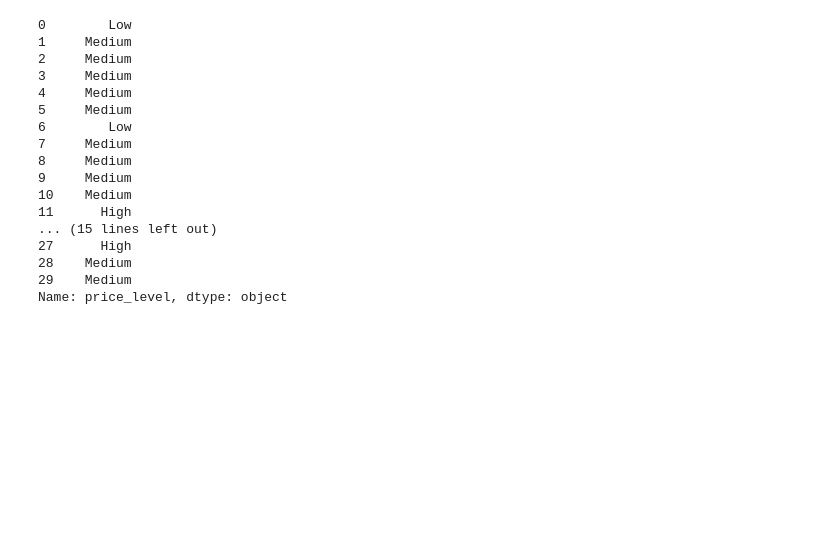
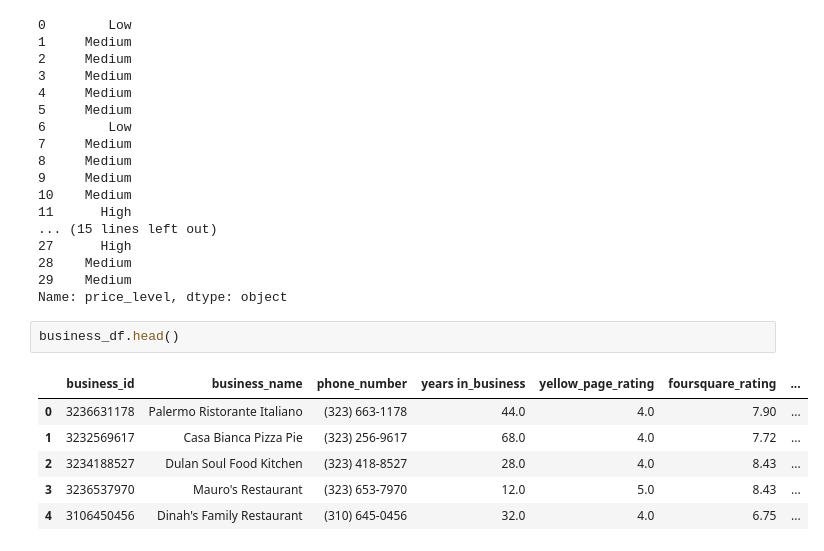
Before and after one commit to kedeisha1/Data-Engineering-Projects, a Jupyter notebook: DE Project 1.ipynb, the cells around one changed output. Cells and saved outputs as stored; diff of their text form; blank space fills up the shorter version.

```diff
--- a/DE Project 1.ipynb
+++ b/DE Project 1.ipynb
@@ -508,3 +508,12 @@ business_df['price_level'] = business_df['price_level'].replace(price_level_mapp
 28    Medium
 29    Medium
 Name: price_level, dtype: object
+# %%
+business_df.head()
+# %% [output]
+|  | business_id | business_name | phone_number | years in_business | yellow_page_rating | foursquare_rating | ... |
+| 0 | 3236631178 | Palermo Ristorante Italiano | (323) 663-1178 | 44.0 | 4.0 | 7.90 | ... |
+| 1 | 3232569617 | Casa Bianca Pizza Pie | (323) 256-9617 | 68.0 | 4.0 | 7.72 | ... |
+| 2 | 3234188527 | Dulan Soul Food Kitchen | (323) 418-8527 | 28.0 | 4.0 | 8.43 | ... |
+| 3 | 3236537970 | Mauro's Restaurant | (323) 653-7970 | 12.0 | 5.0 | 8.43 | ... |
+| 4 | 3106450456 | Dinah's Family Restaurant | (310) 645-0456 | 32.0 | 4.0 | 6.75 | ... |
```
Also changed, not shown: parts of 2 cells of this notebook.
